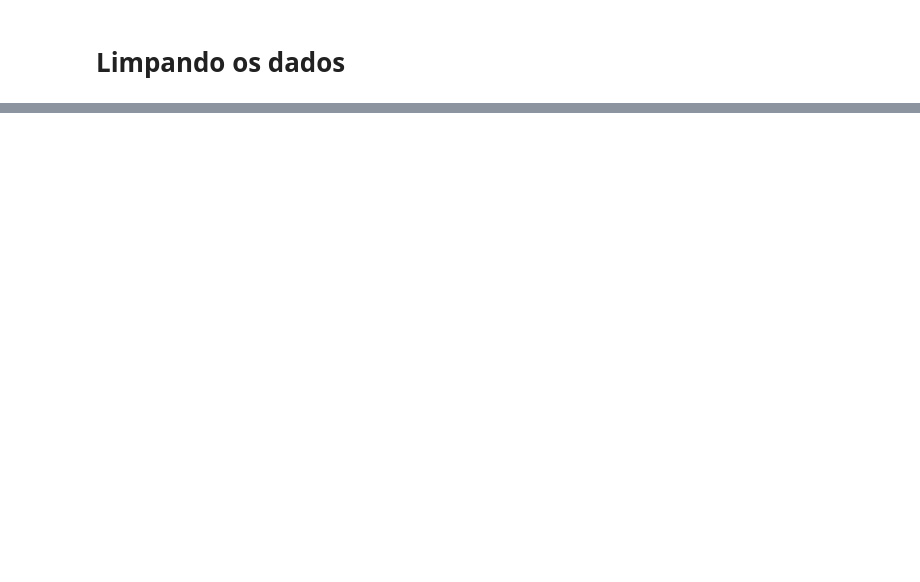
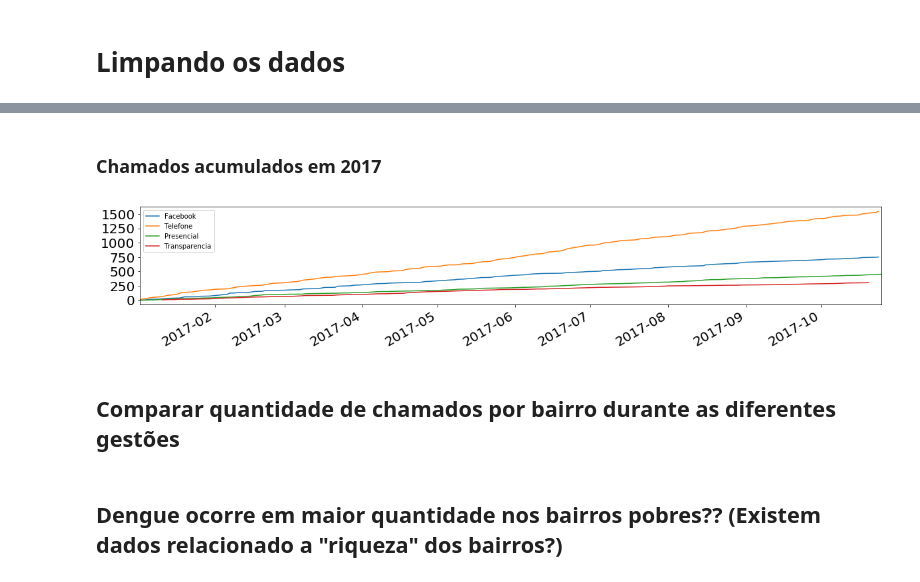
Before and after one commit to lorenzofantunes/Data-Science---Demandas-Prefeitura, a Jupyter notebook: Demandas.ipynb, the cells around one changed output, grey strips where cells are left out. Saved outputs shown, nothing was run; the diff lists cells and outputs as text; code cells hidden in the pictures; blank space fills up the shorter version.

```diff
--- a/Demandas.ipynb
+++ b/Demandas.ipynb
@@ -154,0 +156,16 @@ Name: abertura, Length: 432, dtype: int64
+# %% [markdown]
+### Chamados acumulados em 2017
+# %%
+
+fig, ax = subplots()
+facebook.loc[facebook.index >= '2017-01-01'].cumsum().plot(kind="line", figsize=(20, 3), fontsize=20, legend=True, ax=ax)
+telefone.loc[telefone.index >= '2017-01-01'].cumsum().plot(kind="line", figsize=(20, 3), fontsize=20, legend=True, ax=ax)
+presencial.loc[presencial.index >= '2017-01-01'].cumsum().plot(kind="line", figsize=(20, 3), fontsize=20, legend=True, ax=ax)
+transparencia.loc[transparencia.index >= '2017-01-01'].cumsum().plot(kind="line", figsize=(20, 3), fontsize=20, legend=True, ax=ax)
+ax.legend(["Facebook", "Telefone", "Presencial", "Transparencia"]);
+# %% [output]
+[figure, added]
+# %% [markdown]
+## Comparar quantidade de chamados por bairro durante as diferentes gestões
+# %% [markdown]
+## Dengue ocorre em maior quantidade nos bairros pobres?? (Existem dados relacionado a "riqueza" dos bairros?)
```
Also changed, not shown: parts of 37 cells of this notebook.
